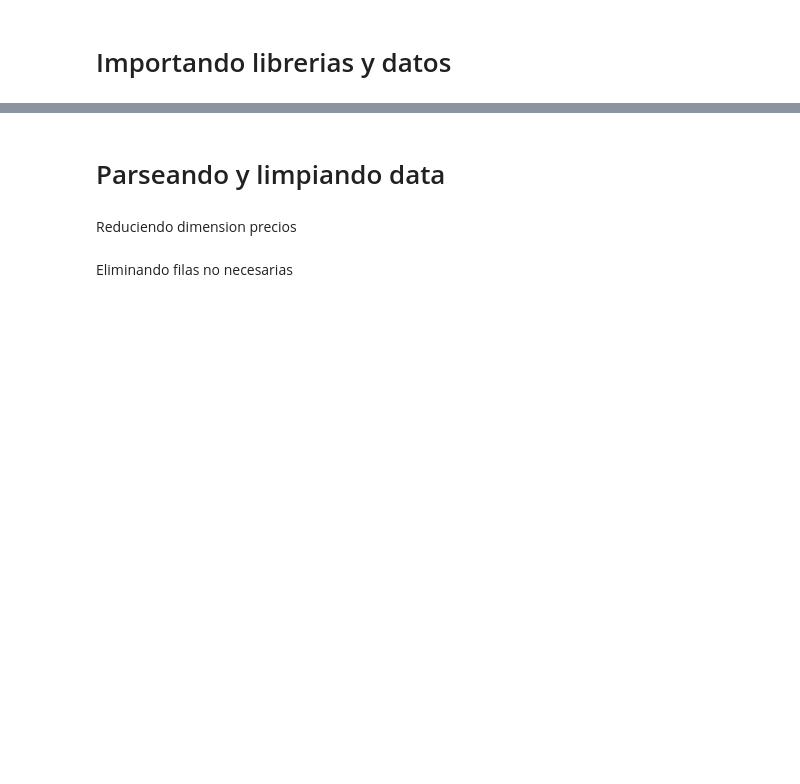
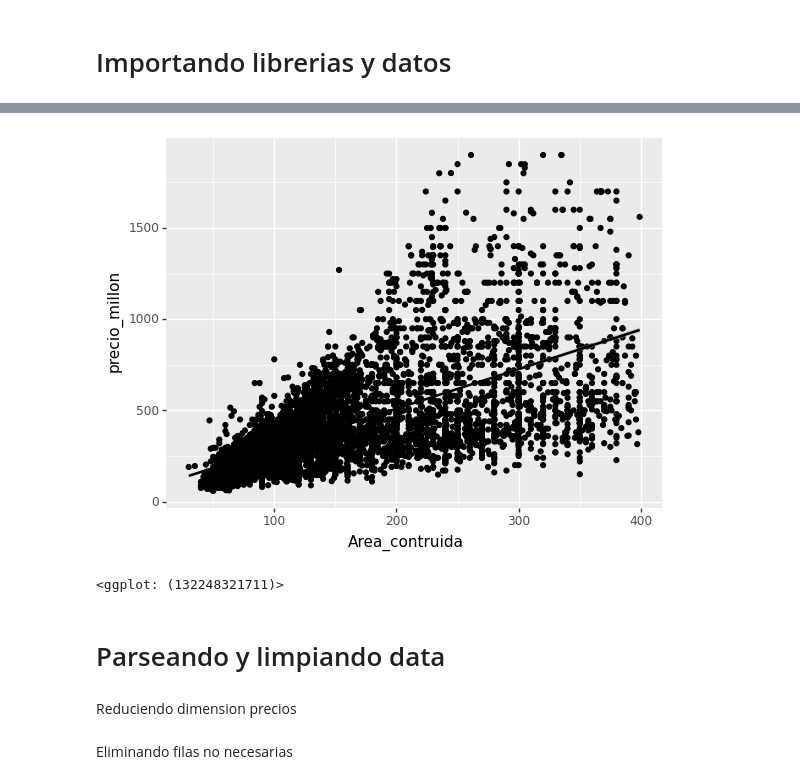
Before and after one commit to cfccfelipe/eda_cali, a Jupyter notebook: Analisis_exploratorio_Python.ipynb, the cells around one changed output, grey strips where cells are left out. Drawn from its saved outputs; the diff is of its cells as text; code cells hidden in the pictures; blank space fills up the shorter version.

```diff
--- a/Analisis_exploratorio_Python.ipynb
+++ b/Analisis_exploratorio_Python.ipynb
@@ -12,3 +203,11 @@ data = pd.read_excel("Datasets/Datos_Vivienda.xlsx")
+# %%
+data2 =data.loc[data["Area_contruida"]<400]
+
+g2=ggplot(data = data2) + aes(y=data2["precio_millon"],x=data2["Area_contruida"]) + geom_point() + geom_smooth()
+g2
+# %% [output]
+[figure, added]
+<ggplot: (132248321711)>
 # %% [markdown]
 # Parseando y limpiando data
 # %% [markdown]
```
Also changed, not shown: parts of 54 cells of this notebook, 3 other files.
